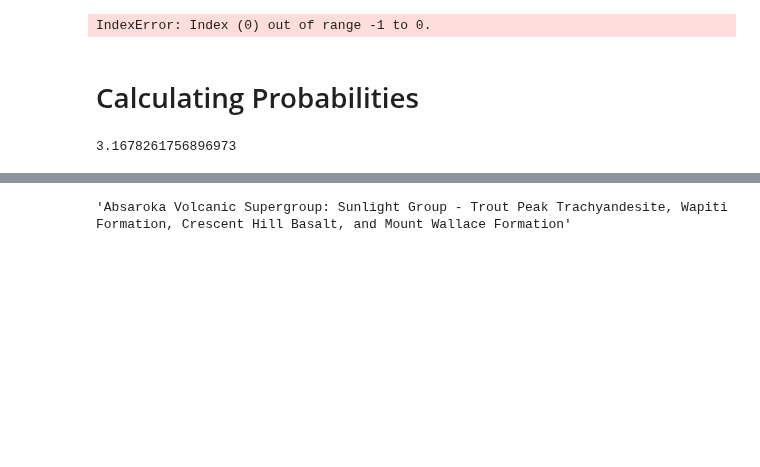
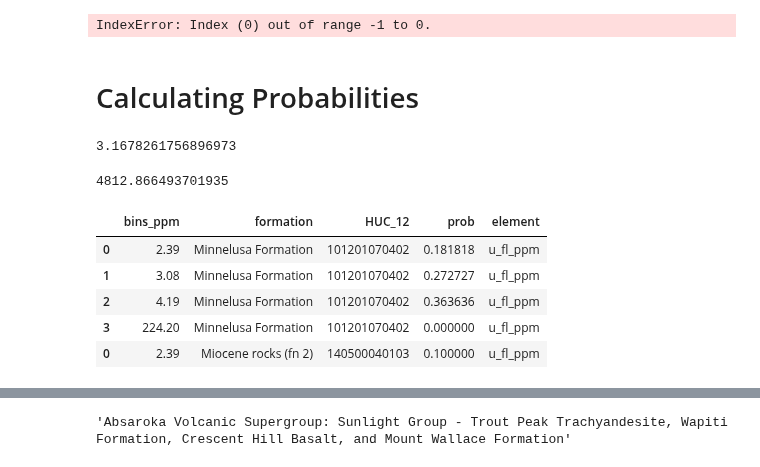
Before and after one commit to jessepisel/criticalandstrategic, a Jupyter notebook: Critical Minerals Classifier.ipynb, the cells around one changed output, grey strips where cells are left out. Saved outputs shown, nothing was run; the diff lists cells and outputs as text; code cells hidden in the pictures; blank space fills up the shorter version.

```diff
--- a/Critical Minerals Classifier.ipynb
+++ b/Critical Minerals Classifier.ipynb
@@ -300,7 +291,7 @@ print(end-start)
 import time
 start=time.time()
 
-chunk=np.linspace(0,1000000,5)
+chunk=np.linspace(20000000,21000000,5)
 for k in range(0,4):
 
     fullDF=pd.DataFrame(columns=['bins_ppm', 'formation', 'HUC_12', 'prob', 'element'])
@@ -338,3 +329,5 @@ for k in range(0,4):
 
 end=time.time()
 print(end-start)
+# %% [output]
+4812.866493701935
@@ -341,3 +343,12 @@ print(end-start)
+# %%
+frame.head()
+# %% [output]
+|  | bins_ppm | formation | HUC_12 | prob | element |
+| 0 | 2.39 | Minnelusa Formation | 101201070402 | 0.181818 | u_fl_ppm |
+| 1 | 3.08 | Minnelusa Formation | 101201070402 | 0.272727 | u_fl_ppm |
+| 2 | 4.19 | Minnelusa Formation | 101201070402 | 0.363636 | u_fl_ppm |
+| 3 | 224.20 | Minnelusa Formation | 101201070402 | 0.000000 | u_fl_ppm |
+| 0 | 2.39 | Miocene rocks (fn 2) | 140500040103 | 0.100000 | u_fl_ppm |
 # %%
 huc8=gpd.read_file(r'J:\Geology\WSGS\GIS\huc_12.shp') #reads in the hydraulic basin units and adds an area column
 huc8= huc8.to_crs({'init': 'epsg:3732'})
```
Also changed, not shown: parts of 16 cells of this notebook.
